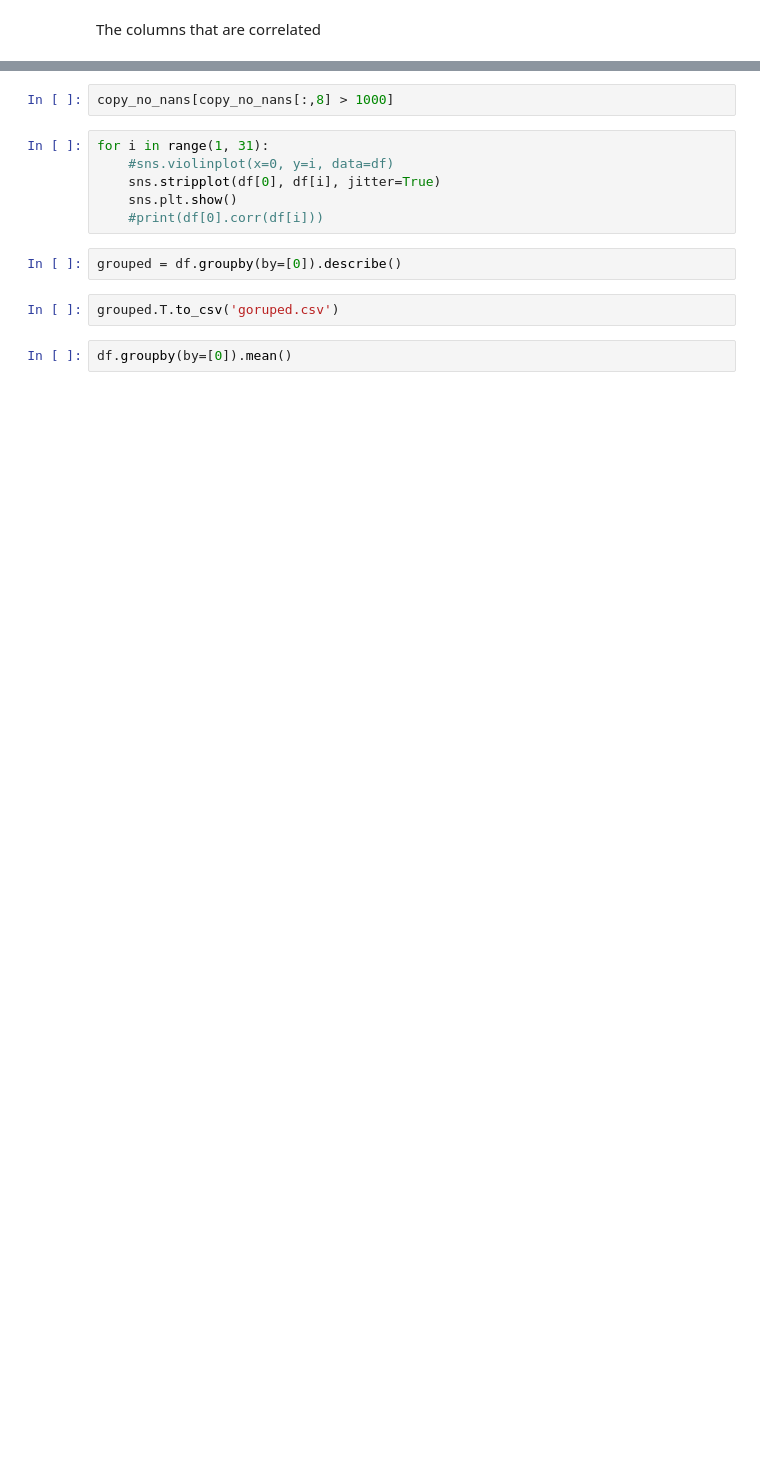
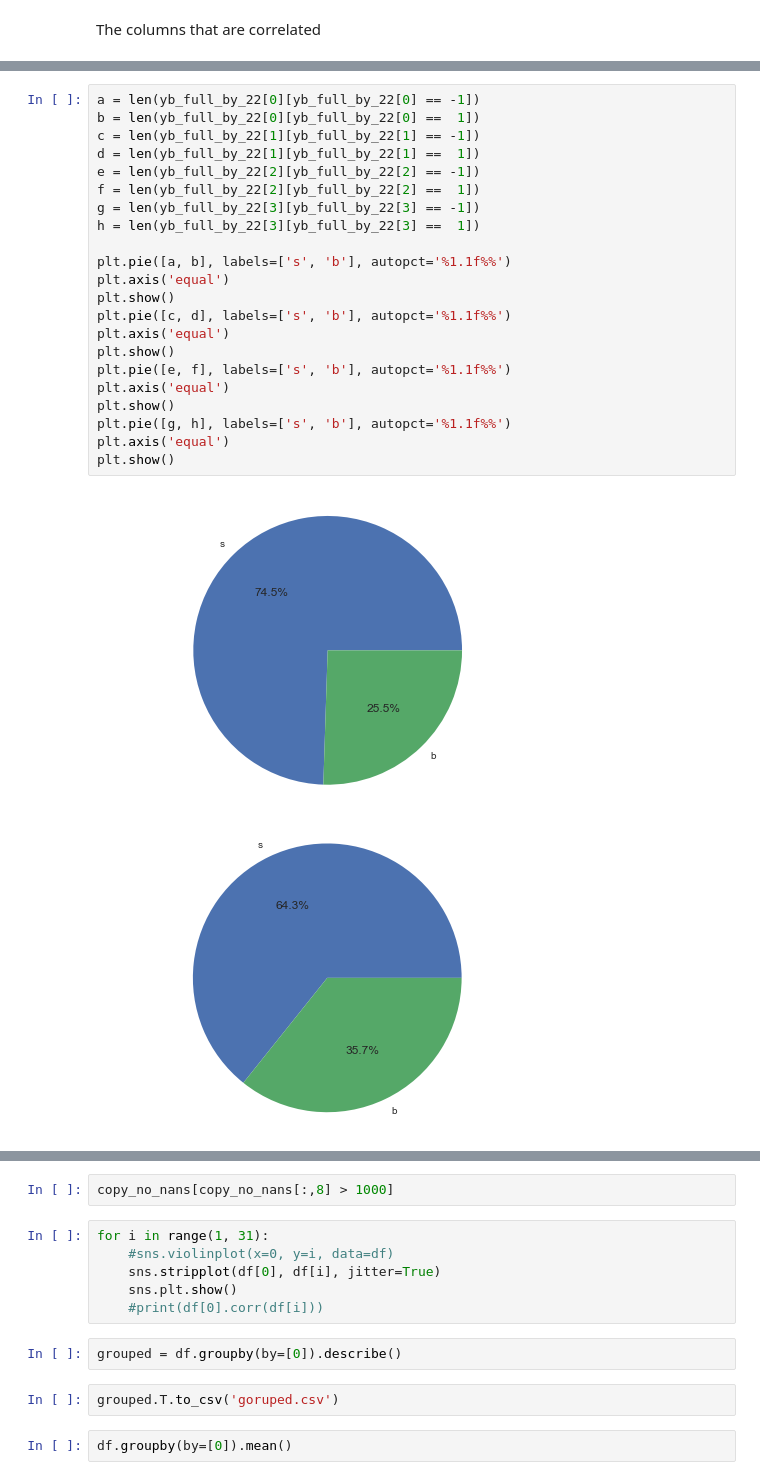
Before and after one commit to PaulQbFeng/MIT_ML_Project, a Jupyter notebook: thibaud work/Thibaud functions.ipynb, the cells around one changed output, grey strips where cells are left out. Saved outputs shown, nothing was run; the diff lists cells and outputs as text; blank space fills up the shorter version.

```diff
--- a/thibaud work/Thibaud functions.ipynb
+++ b/thibaud work/Thibaud functions.ipynb
@@ -495,0 +613,25 @@ The columns that are correlated
+# %%
+a = len(yb_full_by_22[0][yb_full_by_22[0] == -1])
+b = len(yb_full_by_22[0][yb_full_by_22[0] ==  1])
+c = len(yb_full_by_22[1][yb_full_by_22[1] == -1])
+d = len(yb_full_by_22[1][yb_full_by_22[1] ==  1])
+e = len(yb_full_by_22[2][yb_full_by_22[2] == -1])
+f = len(yb_full_by_22[2][yb_full_by_22[2] ==  1])
+g = len(yb_full_by_22[3][yb_full_by_22[3] == -1])
+h = len(yb_full_by_22[3][yb_full_by_22[3] ==  1])
+
+plt.pie([a, b], labels=['s', 'b'], autopct='%1.1f%%')
+plt.axis('equal')
+plt.show()
+plt.pie([c, d], labels=['s', 'b'], autopct='%1.1f%%')
+plt.axis('equal')
+plt.show()
+plt.pie([e, f], labels=['s', 'b'], autopct='%1.1f%%')
+plt.axis('equal')
+plt.show()
+plt.pie([g, h], labels=['s', 'b'], autopct='%1.1f%%')
+plt.axis('equal')
+plt.show()
+# %% [output]
+[figure, added]
+[figure, added]
```
Also changed, not shown: parts of 32 cells of this notebook, 2 other files.
